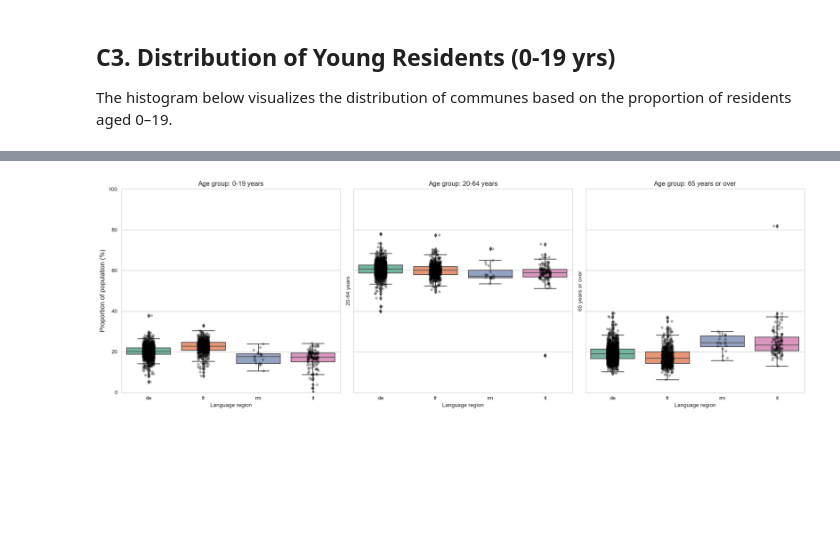
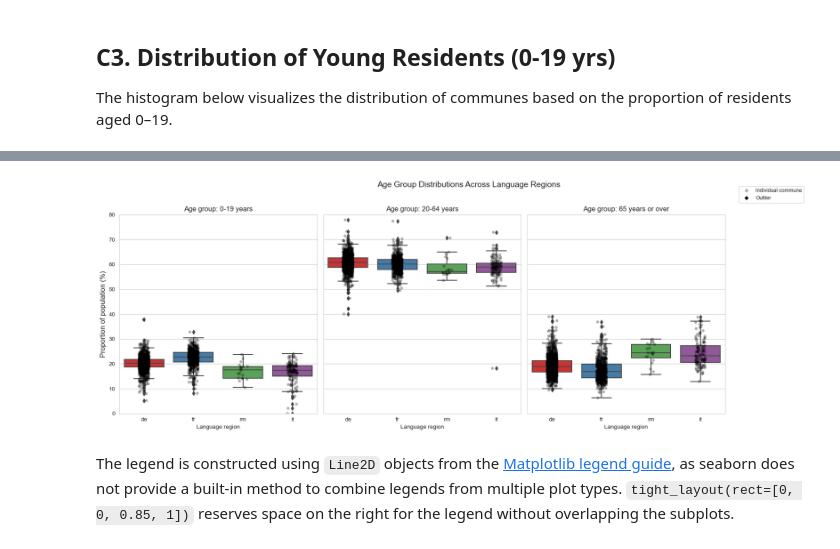
Before and after one commit to mamefatylo/EPFL_swiss_communes_project, a Jupyter notebook: communes_solution.ipynb, the cells around one changed output, grey strips where cells are left out. Cells and saved outputs as stored; diff of their text form; code cells hidden in the pictures; blank space fills up the shorter version.

```diff
--- a/communes_solution.ipynb
+++ b/communes_solution.ipynb
@@ -1070,44 +1008,58 @@ The dataset contains more `de`-speaking communes than any other language region,
 # %%
-# Set Seaborn style for nicer plots
-sns.set_style("whitegrid")
+from matplotlib.lines import Line2D  # for custom legend markers
 
 # Prepare figure and axes: 1 row x 3 columns
 fig, axes = plt.subplots(1, 3, figsize=(18, 6), sharey=True)
 
 # Age groups to plot
-age_groups = ["0-19 years", "20-64 years", "65 years or over"]
+age_groups = ['0-19 years', '20-64 years', '65 years or over']
 
 # Loop over axes and age groups
 for ax, age in zip(axes, age_groups):
     # Box plot
     sns.boxplot(
         data=df,
-        x="Language",
+        x='Language',
         y=age,
         ax=ax,
-        palette="Set2"
+        palette='Set1'
     )
-    # Strip plot (individual communes as points)
+    # Strip plot (individual communes as semi-transparent points)
     sns.stripplot(
         data=df,
-        x="Language",
+        x='Language',
         y=age,
         ax=ax,
-        color="black",
+        color='black',
         alpha=0.3,
         jitter=True
     )
 
     # Titles and labels
-    ax.set_title(f"Age group: {age}", fontsize=12)
-    ax.set_xlabel("Language region", fontsize=10)
-    ax.set_ylim(0, 100)  # Common y-axis across all subplots
+    ax.set_title(f'Age group: {age}', fontsize=12)
+    ax.set_xlabel('Language region', fontsize=10)
+    # Set y-label only on first subplot, remove seaborn's automatic label on others
+    ax.set_ylabel('Proportion of population (%)' if ax == axes[0] else '', fontsize=12)
+    ax.set_ylim(0, 80)  # y-axis range as specified in the task
 
-# Set y-label only on first subplot
-axes[0].set_ylabel("Proportion of population (%)", fontsize=12)
+# Shared figure title
+fig.suptitle('Age Group Distributions Across Language Regions', fontsize=14, y=1.02)
 
-# Adjust layout for better spacing
-plt.tight_layout()
+# Custom legend
+legend_elements = [
+    Line2D([0], [0], marker='o', color='w', markerfacecolor='black',
+           markersize=6, alpha=0.3, label='Individual commune'),
+    Line2D([0], [0], marker='D', color='w', markerfacecolor='black',
+           markersize=6, label='Outlier'),
+]
+
+# Place legend outside the figure
+plt.tight_layout(rect=[0, 0, 0.85, 1])
+fig.legend(handles=legend_elements, loc='upper left',
+           bbox_to_anchor=(0.86, 1), borderaxespad=0, fontsize=9)
+
 plt.show()
 # %% [output]
-[figure, old version]
+[figure, new version]
+# %% [markdown]
+The legend is constructed using `Line2D` objects from the [Matplotlib legend guide](https://matplotlib.org/stable/tutorials/intermediate/legend_guide.html), as seaborn does not provide a built-in method to combine legends from multiple plot types. `tight_layout(rect=[0, 0, 0.85, 1])` reserves space on the right for the legend without overlapping the subplots.
```
Also changed, not shown: parts of 33 cells of this notebook.
